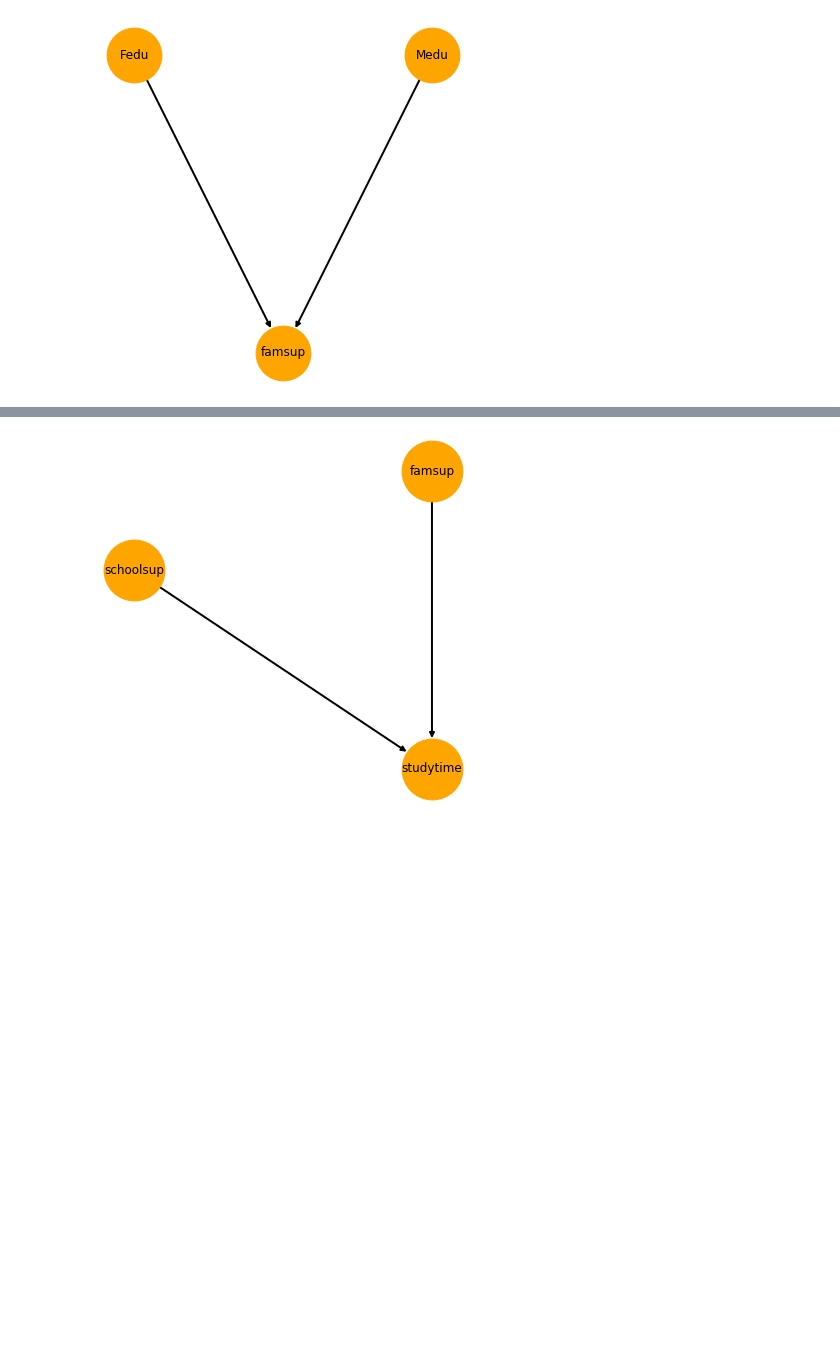
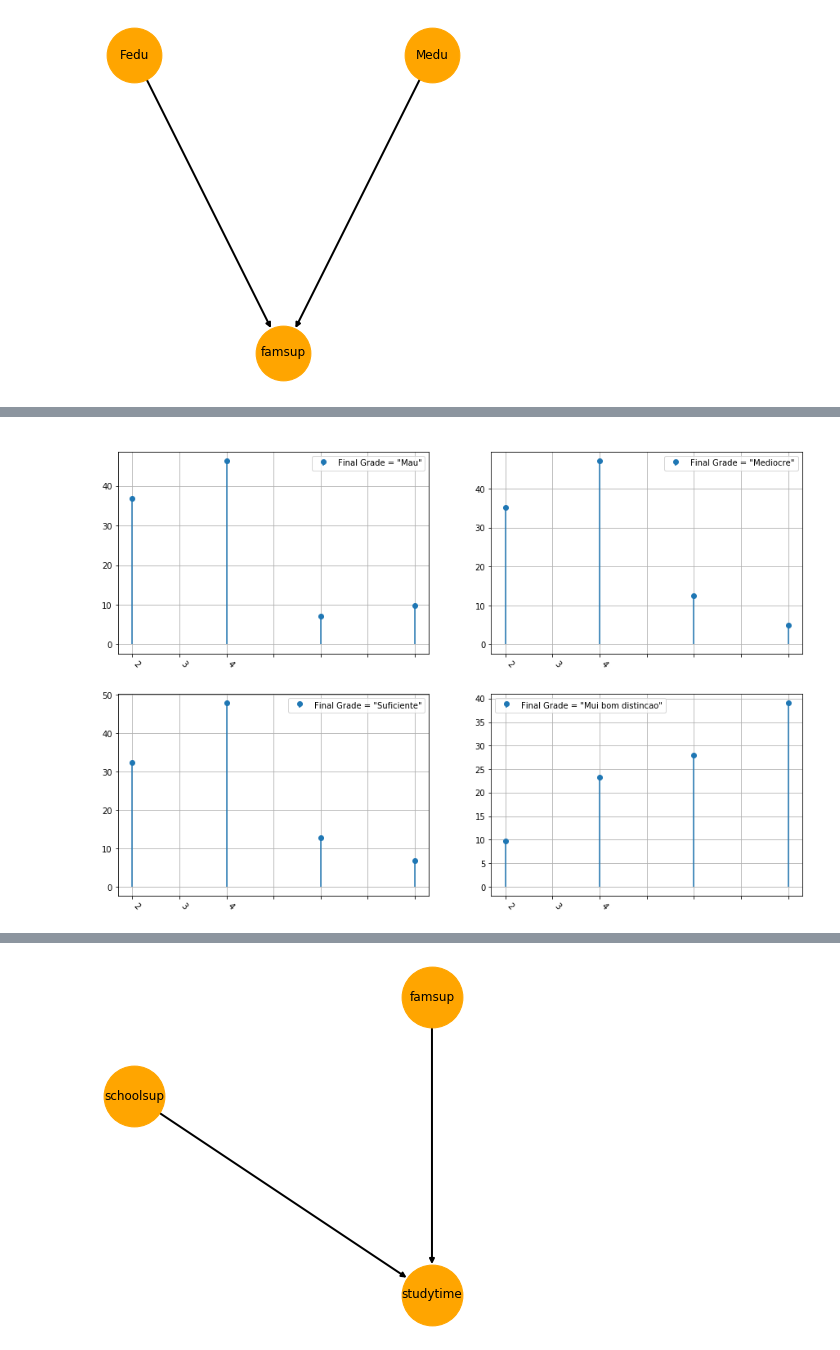
Before and after one commit to Mikalb98/StudentAnalysis-BayesianNetwork, a Jupyter notebook: Bayesian Model.ipynb, the cells around one changed output, grey strips where cells are left out. Drawn from its saved outputs; the diff is of its cells as text; code cells hidden in the pictures; blank space fills up the shorter version.

```diff
--- a/Bayesian Model.ipynb
+++ b/Bayesian Model.ipynb
@@ -2726,0 +2715,86 @@ CASE 4:
+# %%
+#--------Inference CPT representations--------
+
+
+#Inferences:
+q5_1 = infer.query(["studytime"],evidence={"G3": "Mau"})
+q5_2 = infer.query(["studytime"],evidence={"G3": "Suficiente"})
+q5_3 = infer.query(["studytime"],evidence={"G3": "Mediocre"})
+q5_4 = infer.query(["studytime"],evidence={"G3": "Mui bom distincao"})
+
+
+#Print CPTs:
+print(f"- Case 1: \tFinal Grade = 'Mau'\n\n {q5_1}")
+print(f"\n\n- Case 2: \tFinal Grade = 'Suficiente'\n\n {q5_2}")
+print(f"\n\n- Case 3: \tFinal Grade = 'Mediocre'\n\n {q5_3}")
+print(f"\n\n- Case 4: \tFinal Grade = 'Mui bom distincao'\n\n {q5_4}")
+
+
+
+#------------Plotting the PDFs------------
+
+
+#Setting y values of first dictionary:
+diz1 = dict({1: q5_1.values[0]*100,
+             2: q5_1.values[1]*100,
+             3: q5_1.values[2]*100,
+             4: q5_1.values[3]*100
+            })
+
+
+#Setting y values of second dictionary:
+diz2 = dict({1: q5_2.values[0]*100,
+             2: q5_2.values[1]*100,
+             3: q5_2.values[2]*100,
+             4: q5_2.values[3]*100
+            })
+
+
+#Setting y values of third dictionary:
+diz3 = dict({1: q5_3.values[0]*100,
+             2: q5_3.values[1]*100,
+             3: q5_3.values[2]*100,
+             4: q5_3.values[3]*100
+            })
+
+
+#Setting y values of fourth dictionary:
+diz4 = dict({1: q5_4.values[0]*100,
+             2: q5_4.values[1]*100,
+             3: q5_4.values[2]*100,
+             4: q5_4.values[3]*100
+            })
+
+#Variables to plot PDFs:
+rows = 2
+cols = 2
+titles = [' ',
+          ' ',
+          ' ',
+          ' '
+         ]
+
+pdf_legends = ['Final Grade = "Mau"',
+               'Final Grade = "Suficiente"',
+               'Final Grade = "Mediocre"',
+               'Final Grade = "Mui bom distincao"']
+
+figsize = (15,10)
+diz = [diz1, diz2, diz3, diz4]
+x_ticklabels = ['1',
+                '2',
+                '3',
+                '4'
+               ]
+
+
+#plot all the PDFs:
+print("\nPDFs in percentage format:")
+plot_pdf(rows = rows,
+         cols = cols,
+         titles = titles,
+         pdf_legends = pdf_legends,
+         figsize = figsize,
+         x_ticklabels = x_ticklabels,
+         diz = diz)
+# %% [output]
@@ -2727 +2818,2 @@ CASE 4:
+[figure, added]
 # %% [markdown]
```
Also changed, not shown: parts of 37 cells of this notebook.
